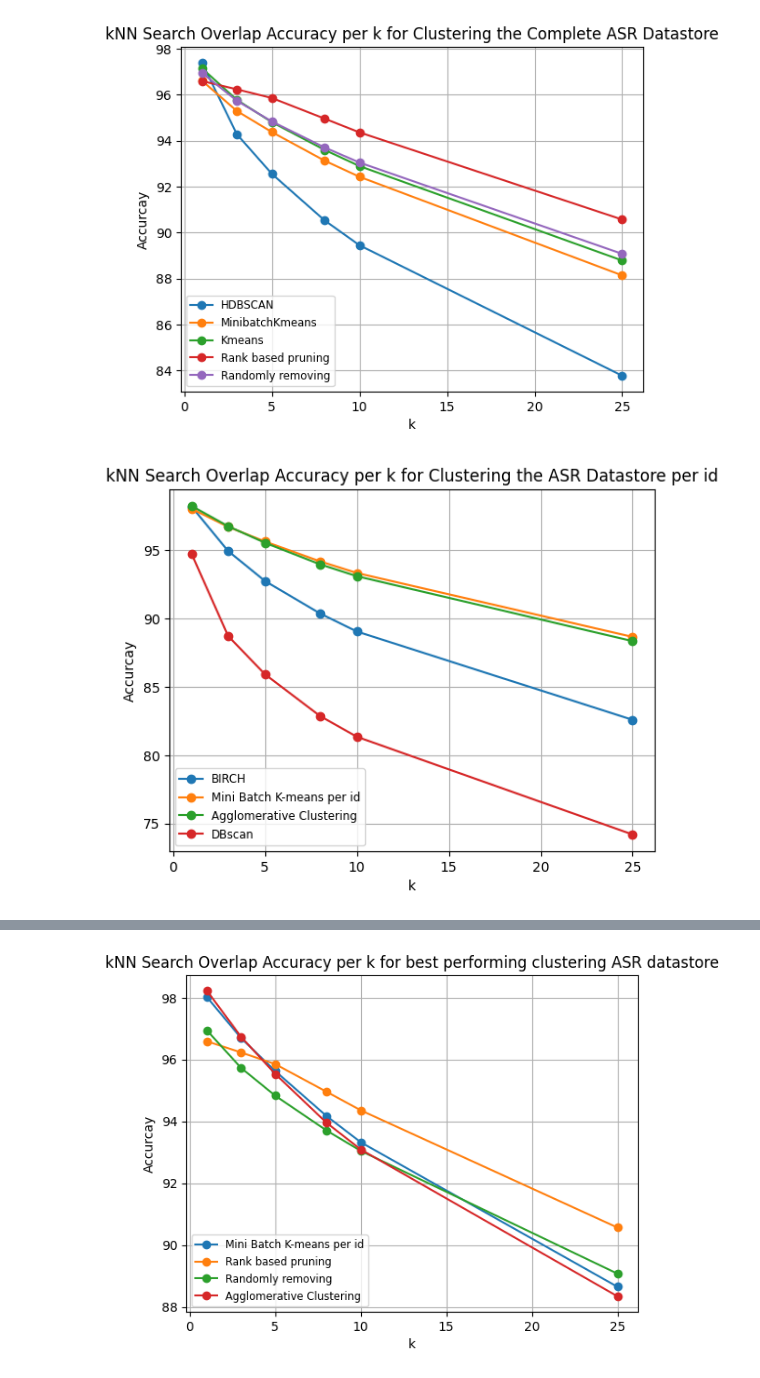
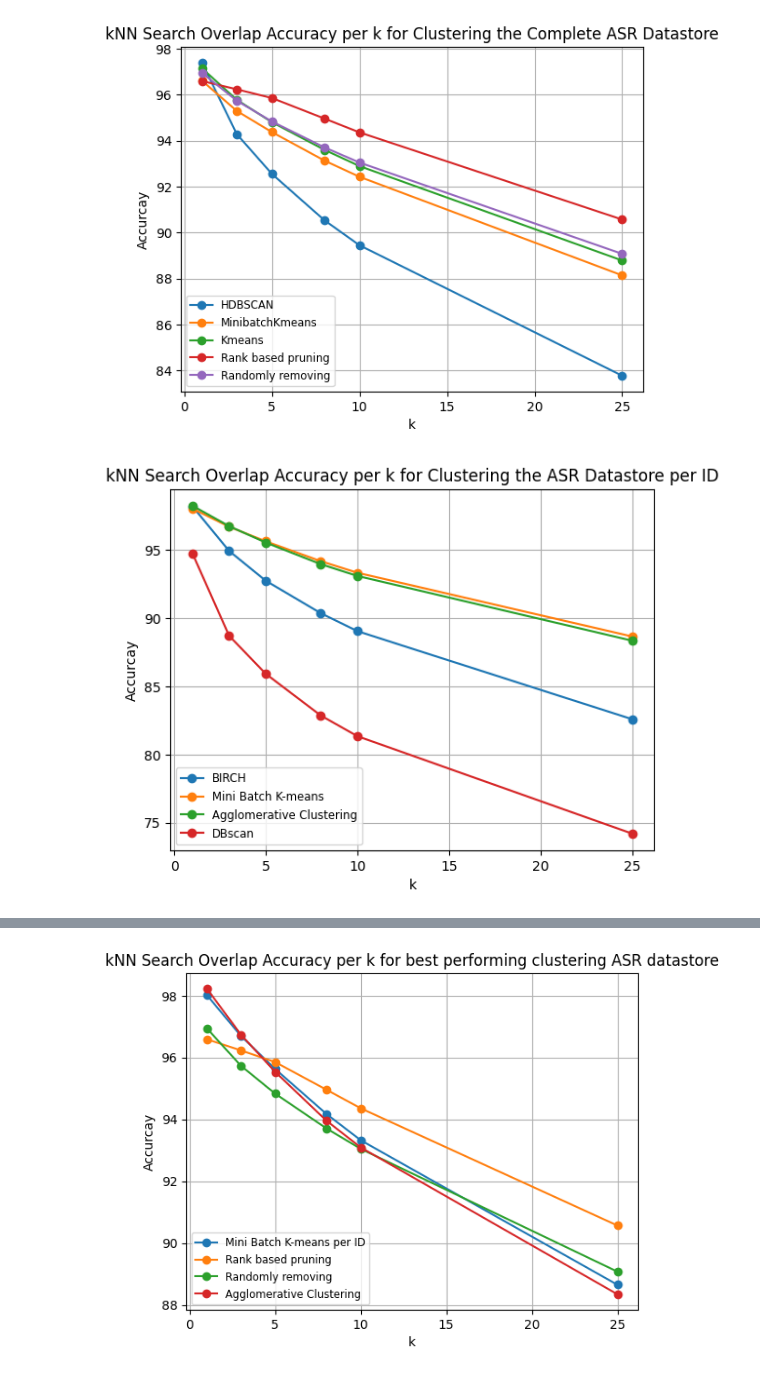
Before and after one commit to 14655837/clustering_kNN_LM, a Jupyter notebook: Results_overal.ipynb, the cells around one changed output, grey strips where cells are left out. Cells and saved outputs as stored; diff of their text form; code cells hidden in the pictures.

```diff
--- a/Results_overal.ipynb
+++ b/Results_overal.ipynb
@@ -44,15 +44,15 @@ plot_k(df_it_medium, "kNN Search Overlap Accuracy per k for Clustering MT Datast
 # %%
 data_commonvoice_large =  {
     "K": [1, 3, 5, 8, 10, 25],
-    "BIRCH": [98.19, 94.923, 92.738, 90.361, 89.045, 82.587], #57.681
-    "Mini Batch K-means per id": [98.024, 96.698, 95.627, 94.172, 93.3244, 88.650], #67.117
-    "Agglomerative Clustering": [98.232, 96.740, 95.534, 93.955, 93.091, 88.342], #65.726
-    "DBscan": [94.742, 88.707, 85.917, 82.862, 81.347, 74.201], #64.873
+    "BIRCH": [98.19, 94.923, 92.738, 90.361, 89.045, 82.587],
+    "Mini Batch K-means": [98.024, 96.698, 95.627, 94.172, 93.3244, 88.650],
+    "Agglomerative Clustering": [98.232, 96.740, 95.534, 93.955, 93.091, 88.342],
+    "DBscan": [94.742, 88.707, 85.917, 82.862, 81.347, 74.201]
 }
 
 data_perid_vs_complete = {
     "K": [1, 3, 5, 8, 10, 25],
-    "Mini Batch K-means per id": [98.024, 96.698, 95.627, 94.172, 93.3244, 88.650],
+    "Mini Batch K-means per ID": [98.024, 96.698, 95.627, 94.172, 93.3244, 88.650],
     "Mini Batch K-means complete dataset": [96.61, 95.287, 94.370, 93.13, 92.426, 88.138]
 }
 
@@ -67,7 +67,7 @@ data_complete_cluster = {
 
 data_best_performing = {
     "K": [1, 3, 5, 8, 10, 25],
-    "Mini Batch K-means per id": [98.024, 96.698, 95.627, 94.172, 93.3244, 88.650],
+    "Mini Batch K-means per ID": [98.024, 96.698, 95.627, 94.172, 93.3244, 88.650],
     "Rank based pruning": [96.592, 96.23, 95.852, 94.958, 94.358, 90.566],
     "Randomly removing": [96.948, 95.732, 94.831, 93.705, 93.046, 89.074],
     "Agglomerative Clustering": [98.232, 96.740, 95.534, 93.955, 93.091, 88.342]
@@ -75,7 +75,7 @@ data_best_performing = {
 }
 medium_keys = ["Kmeans Faiss (n_clusters = size / 2) complete dataset", "Filter Compression 40%",  "60% randomly removed", "HDBSCAN complete dataset"]
 
-df_commonvoice_large = pd.DataFrame(data_commonvoice_large) #df_commonvoice[["K"] + large_keys]
+df_commonvoice_large = pd.DataFrame(data_commonvoice_large)
 df_perid_vs_complete = pd.DataFrame(data_perid_vs_complete)
 df_complete_data = pd.DataFrame(data_complete_cluster)
 df_best_performing = pd.DataFrame(data_best_performing)
@@ -84,7 +84,7 @@ plot_k(df_complete_data, "kNN Search Overlap Accuracy per k for Clustering the C
 # %% [output]
 [figure]
 # %%
-plot_k(df_commonvoice_large, "kNN Search Overlap Accuracy per k for Clustering the ASR Datastore per id")
+plot_k(df_commonvoice_large, "kNN Search Overlap Accuracy per k for Clustering the ASR Datastore per ID")
 # %% [output]
-[figure, old version]
+[figure, new version]
 # %%
```
Also changed, not shown: parts of 2 cells of this notebook.
